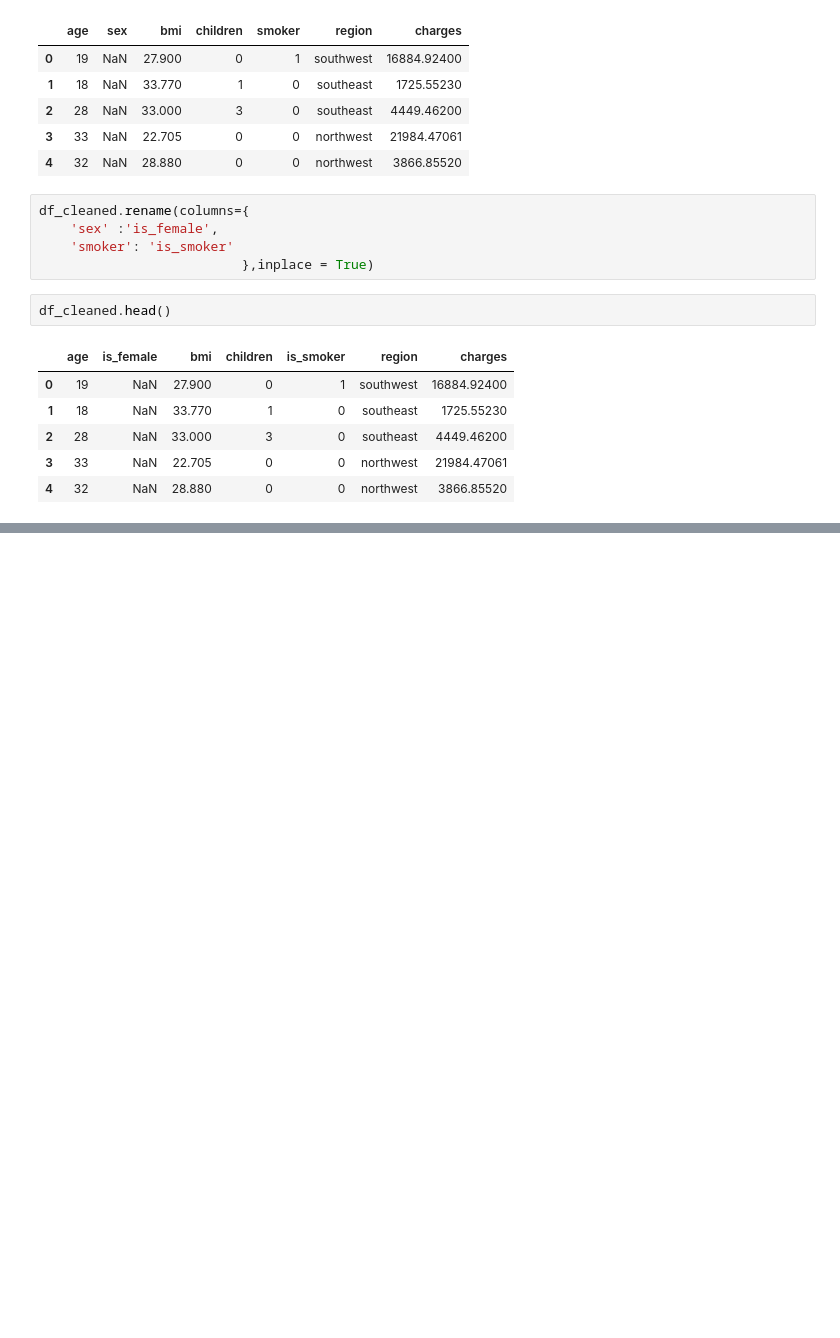
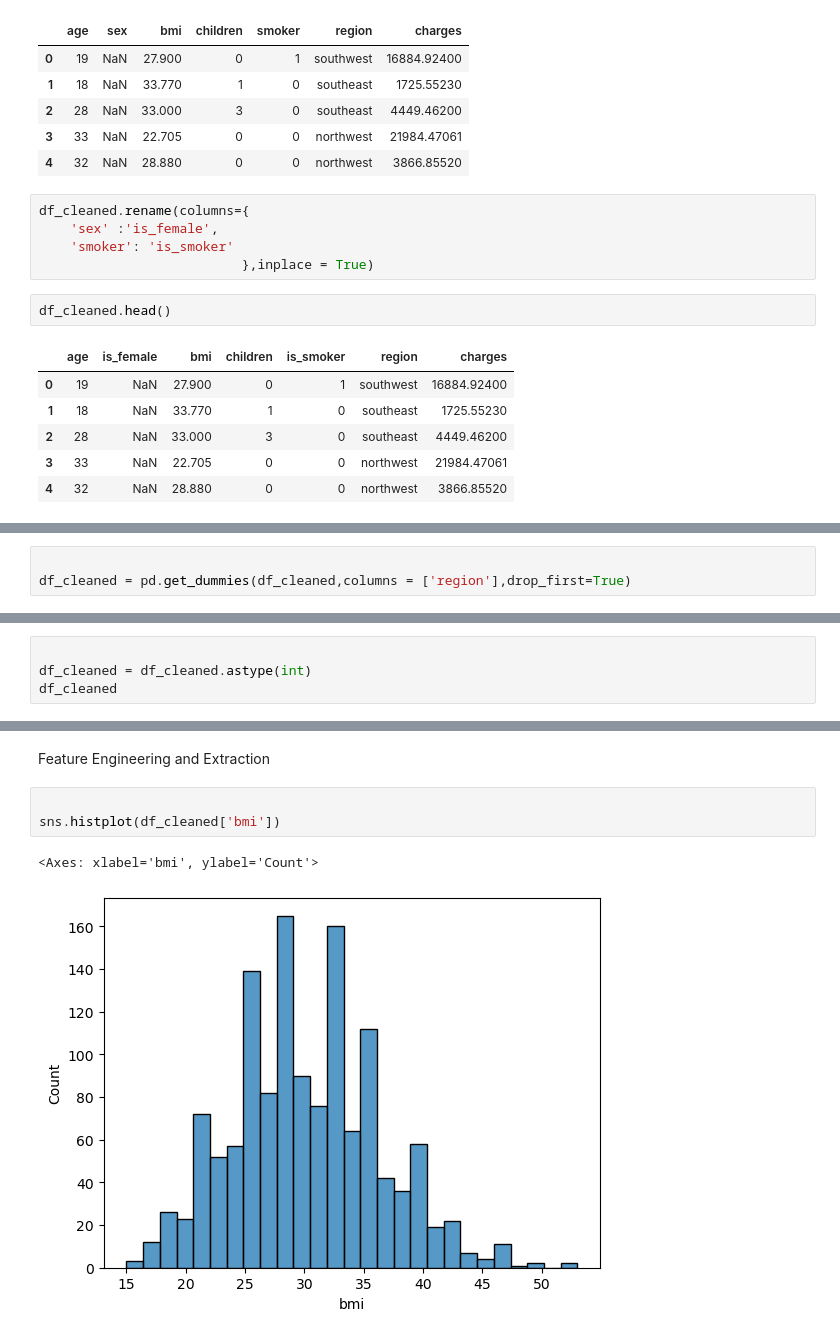
Before and after one commit to rakeshtunasahu/Projects-Based-on-Learning, a Jupyter notebook: Projects_on_EDA/projects1.ipynb, the cells around one changed output, grey strips where cells are left out. Drawn from its saved outputs; the diff is of its cells as text; blank space fills up the shorter version.

Commit message:
started implementing feature engineering and the extraction

```diff
--- a/Projects_on_EDA/projects1.ipynb
+++ b/Projects_on_EDA/projects1.ipynb
@@ -225,0 +236,3 @@ df_cleaned.head()
+# %%
+
+df_cleaned = pd.get_dummies(df_cleaned,columns = ['region'],drop_first=True)
@@ -225,0 +248,4 @@ df_cleaned.head()
+# %%
+
+df_cleaned = df_cleaned.astype(int)
+df_cleaned
@@ -225,0 +266,8 @@ df_cleaned.head()
+# %% [markdown]
+Feature Engineering and Extraction
+# %%
+
+sns.histplot(df_cleaned['bmi'])
+# %% [output]
+<Axes: xlabel='bmi', ylabel='Count'>
+[figure, added]
```
Also changed, not shown: parts of 5 cells of this notebook.
